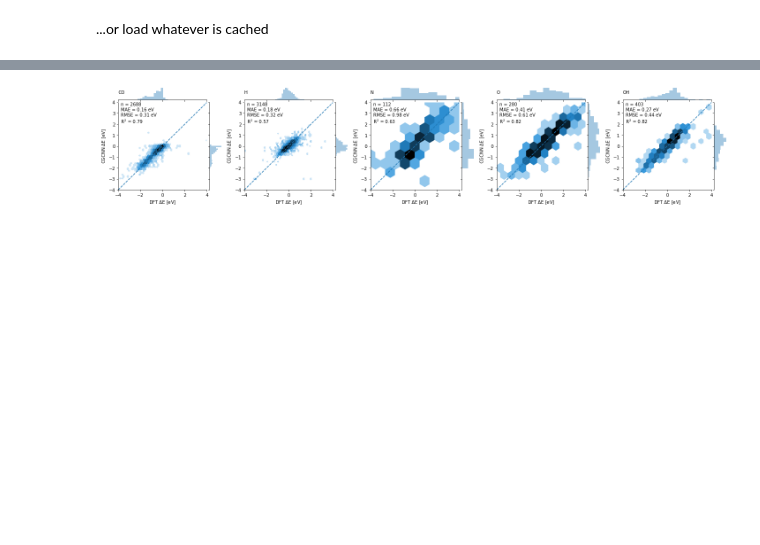
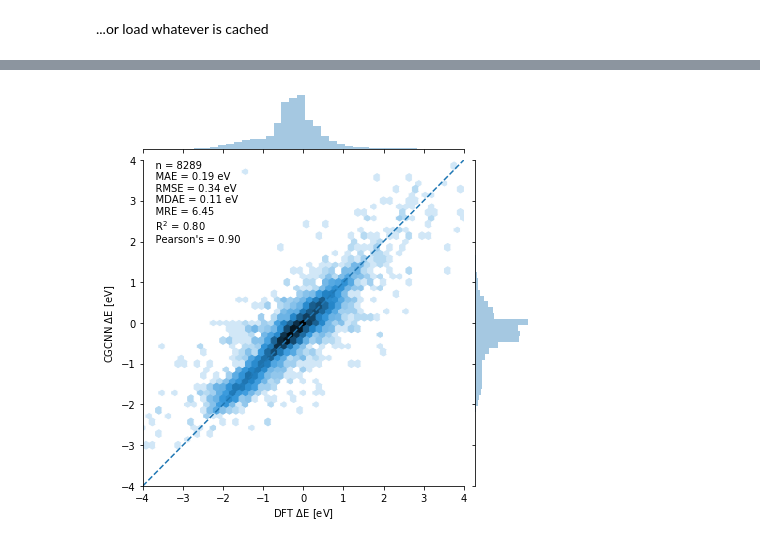
Before and after one commit to ulissigroup/uncertainty_benchmarking, a Jupyter notebook: CGCNN/cgcnn_gasdb_pooled.ipynb, the cells around one changed output, grey strips where cells are left out. Drawn from its saved outputs; the diff is of its cells as text; code cells hidden in the pictures; blank space fills up the shorter version.

Commit message:
Save CGCNN parity on test set

```diff
--- a/CGCNN/cgcnn_gasdb_pooled.ipynb
+++ b/CGCNN/cgcnn_gasdb_pooled.ipynb
@@ -29,10 +29,9 @@ with open('../preprocessing/sdt/gasdb/feature_dimensions.pkl', 'rb') as file_han
 with open('../preprocessing/splits_gasdb.pkl', 'rb') as file_handle:
     splits = pickle.load(file_handle)
 
-docs_train = splits['docs_train']
-docs_val = splits['docs_val']
-sdts_train, sdts_val = splits['sdts_train'], splits['sdts_val']
-targets_train, targets_val = splits['targets_train'], splits['targets_val']
+docs_train, docs_val, docs_test = splits['docs_train'], splits['docs_val'], splits['docs_test']
+sdts_train, sdts_val, sdts_test = splits['sdts_train'], splits['sdts_val'], splits['sdts_test']
+targets_train, targets_val, targets_test = splits['targets_train'], splits['targets_val'], splits['targets_test']
 
 # Where we put the intermediate results for this notebook
 prefix = 'gasdb_pooled/'
@@ -248,60 +197,51 @@ class SeabornFig2Grid():
 # %%
 %matplotlib inline
 import numpy as np
+import matplotlib.pyplot as plt
 import seaborn as sns
-from sklearn.metrics import mean_absolute_error, mean_squared_error, r2_score
-import seaborn as sns
+from sklearn.metrics import (mean_absolute_error,
+                             mean_squared_error,
+                             r2_score,
+                             median_absolute_error)
 
 
-# Prepare figure for all adsorbates
-adsorbates = list({doc['adsorbate'] for doc in docs_val})
-adsorbates.sort()
-fig = plt.figure(figsize=(20, 4))
-gs = gridspec.GridSpec(1, len(adsorbates))
+# Make predictions
+targets_pred = net.predict(sdts_test).reshape(-1)
 
-# Parse out the data for each adsorbate
-for i, ads in enumerate(adsorbates):
-    _targets_val = []
-    _targets_pred = []
-    for doc, target, pred in zip(docs_val, targets_val, targets_pred):
-        if doc['adsorbate'] == ads:
-            _targets_val.append(target)
-            _targets_pred.append(pred)
-    _targets_val = np.array(_targets_val).reshape(-1)
-    _targets_pred = np.array(_targets_pred).reshape(-1)
+# Plot
+lims = [-4, 4]
+grid = sns.jointplot(targets_test.reshape(-1), targets_pred,
+                     kind='hex',
+                     bins='log',
+                     extent=lims+lims)
+ax = grid.ax_joint
+_ = ax.set_xlim(lims)
+_ = ax.set_ylim(lims)
+_ = ax.plot(lims, lims, '--')
+_ = ax.set_xlabel('DFT $\Delta$E [eV]')
+_ = ax.set_ylabel('%s $\Delta$E [eV]' % model_name)
 
-    # Plot accuracy
-    lims = [-4, 4]
-    grid = sns.jointplot(_targets_val, _targets_pred,
-                         kind='hex',
-                         bins='log',
-                         extent=lims*2)
-    ax = grid.ax_joint
-    _ = ax.set_xlim(lims)
-    _ = ax.set_ylim(lims)
-    _ = ax.plot(lims, lims, '--')
-    _ = ax.set_xlabel('DFT $\Delta$E [eV]')
-    _ = ax.set_ylabel('%s $\Delta$E [eV]' % model_name)
-    _ = ax.set_title(ads)
+# Calculate the error metrics
+mae = mean_absolute_error(targets_test, targets_pred)
+rmse = np.sqrt(mean_squared_error(targets_test, targets_pred))
+mdae = median_absolute_error(targets_test, targets_pred)
+mre = mean_absolute_error(targets_test.reshape(-1) / targets_pred, np.ones(len(targets_pred)))
+r2 = r2_score(targets_test, targets_pred)
+corr = np.corrcoef(targets_test.reshape(-1), targets_pred)[0, 1]
 
-    # Calculate + report metrics
-    mae = mean_absolute_error(_targets_val, _targets_pred)
-    rmse = np.sqrt(mean_squared_error(_targets_val, _targets_pred))
-    r2 = r2_score(_targets_val, _targets_pred)
-    grid.ax_marg_x.text(x=lims[0], y=0,
-                        verticalalignment='bottom',
-                        s='%s\n' % ads)
-    text = ('  n = %i\n'
-            '  MAE = %.2f eV\n'
-            '  RMSE = %.2f eV\n'
-            '  R$^2$ = %.2f'
-            % (len(_targets_val), mae, rmse, r2))
-    ax.text(x=lims[0], y=lims[1], s=text,
+# Report
+text = ('    n = %i\n' % len(targets_test) +
+        '    MAE = %.2f eV\n' % mae +
+        '    RMSE = %.2f eV\n' % rmse +
+        '    MDAE = %.2f eV\n' % mdae +
+        '    MRE = %.2f\n' % mre +
+        '    R$^2$ = %.2f\n' % r2 +
+        '    Pearson\'s = %.2f' % corr)
+_ = ax.text(x=lims[0], y=lims[1], s=text,
             horizontalalignment='left',
             verticalalignment='top')
 
-    # Put the figure into the subplot
-    sfg = SeabornFig2Grid(grid, fig, gs[i])
-gs.tight_layout(fig)
+# Save figure
+plt.savefig('parity.pdf', dpi=300, bbox_inches='tight', transparent=True)
 # %% [output]
-[figure, old version]
+[figure, new version]
```
Also changed, not shown: parts of 6 cells of this notebook, 1 other file.
